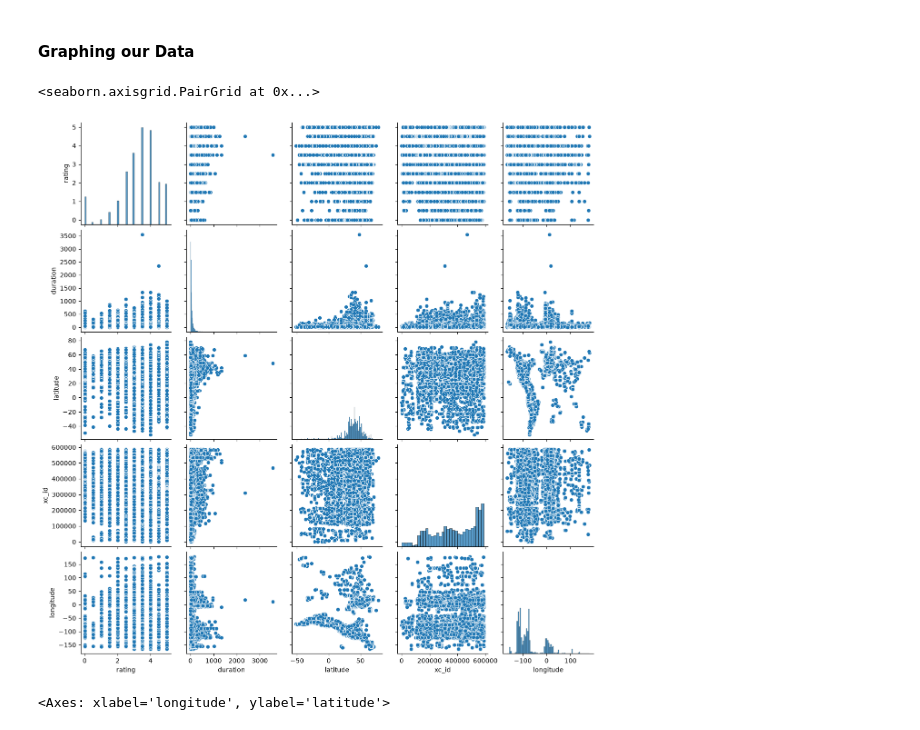
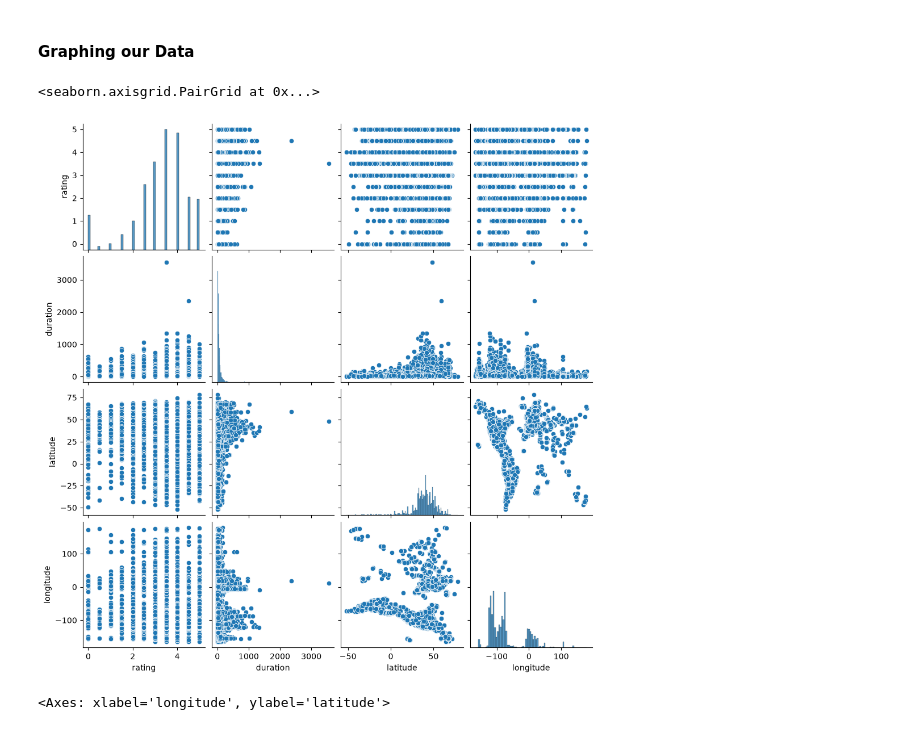
Before and after one commit to Jhe56/Ai-vian, a Jupyter notebook: Update_2/dataset_analysis.ipynb, the cells around one changed output. Cells and saved outputs as stored; diff of their text form; code cells hidden in the pictures.

Commit message:
starting to prep data

```diff
--- a/Update_2/dataset_analysis.ipynb
+++ b/Update_2/dataset_analysis.ipynb
@@ -15,7 +15,7 @@ NA_STRINGS = [
     "Not specified", "not specified", "Not Specified",
     "Not included", "not included", "Not Included",
     "Not applicable", "not applicable", "Not Applicable",
-    "Unknown", "unknown", "?", "-", "--", "none", "null", "Null", "n.a.", "N.A.",
+    "Unknown", "unknown", "?", "-", "--", "none", "null", "Null", "Null:0", "n.a.", "N.A.",
     "0000-00-00",
 ]
 
@@ -212,0 +214,26 @@ Name: 321, dtype: object
+# %%
+#here we're going to drop a couple columns and sace it to our drop_df
+#ebird code isn't necessary to determine the species of our bird
+drop_df = df.drop(['ebird_code'], axis=1, inplace=False)
+
+#title fulfills the role of multiple columns but is a little more difficult to normalize
+
+#we're keeping background becuase a Nan background doesn't necessarily mean Nan secondary labels
+#   but we'll graph that for better understanding (also there's 12000+ NaN backgrounds but only 1900+ NaN sec_labels)
+
+#we don't care for our targets right now, and can also drop the same from our test df
+#   but we'll keep species just for readability
+#   Targets: species, sci_name, xc_id, ebird_code, etc
+
+#we don't need author, and we're not going to tell our model predict a bird species based on recordist
+#   (which may or may not usually be a local volunteer)
+#   but what we could do is possibly use the name if we happen to notice our
+#   recording is similar to theirs/if they happen to have a larger number of recordings
+#   in specific countries, chasing a specific bird
+
+#we don't need recording license
+#file type is the same
+drop_list=['title', 'sci_name', 'xc_id', 'url', 'author', 'license', 'file_type']
+for column in drop_list:
+    drop_df.drop([column],axis=1,inplace=True)
+drop_df.info()
@@ -215,9 +263,9 @@ Name: 321, dtype: object
 # %%
 # doesn't actually show any patterns we can immediately discern because a majority of our features are strings
 import seaborn as sns
-sns.pairplot(data=df)
+sns.pairplot(data=drop_df)
 # %% [output]
 <seaborn.axisgrid.PairGrid at 0x...>
-[figure, old version]
+[figure, new version]
 # %%
 #our longitude and latitude map
```
Also changed, not shown: parts of 7 cells of this notebook.
